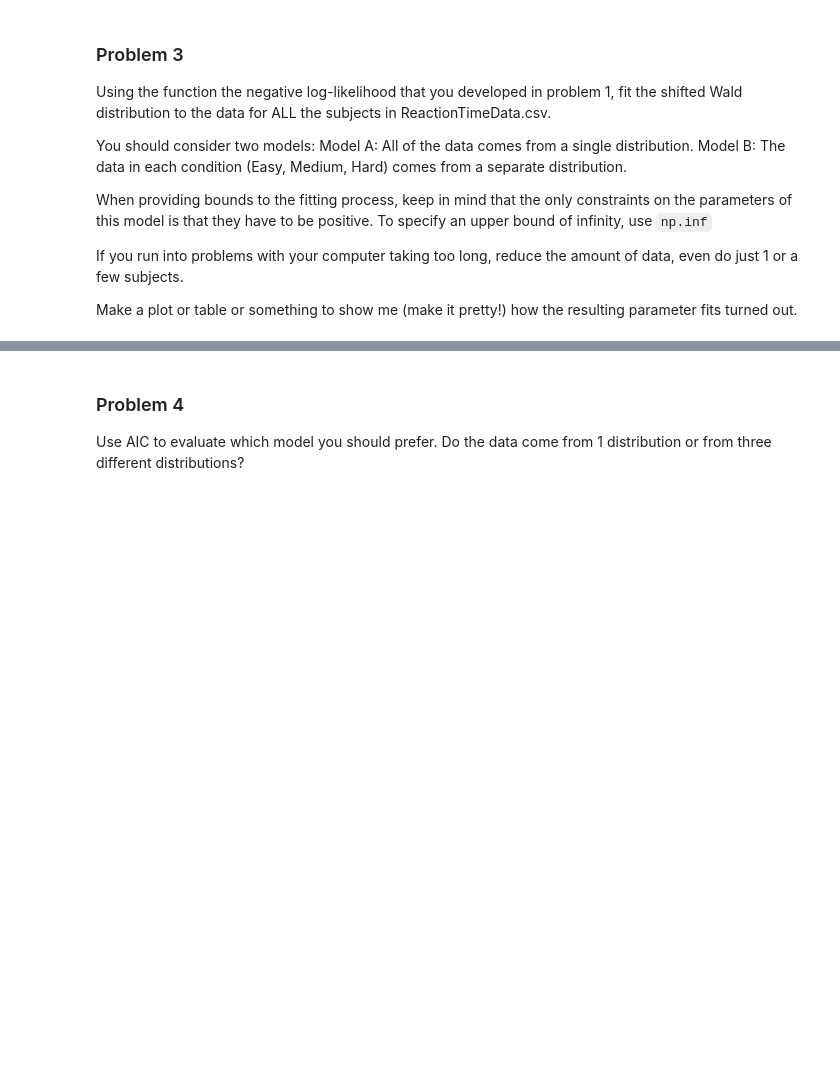
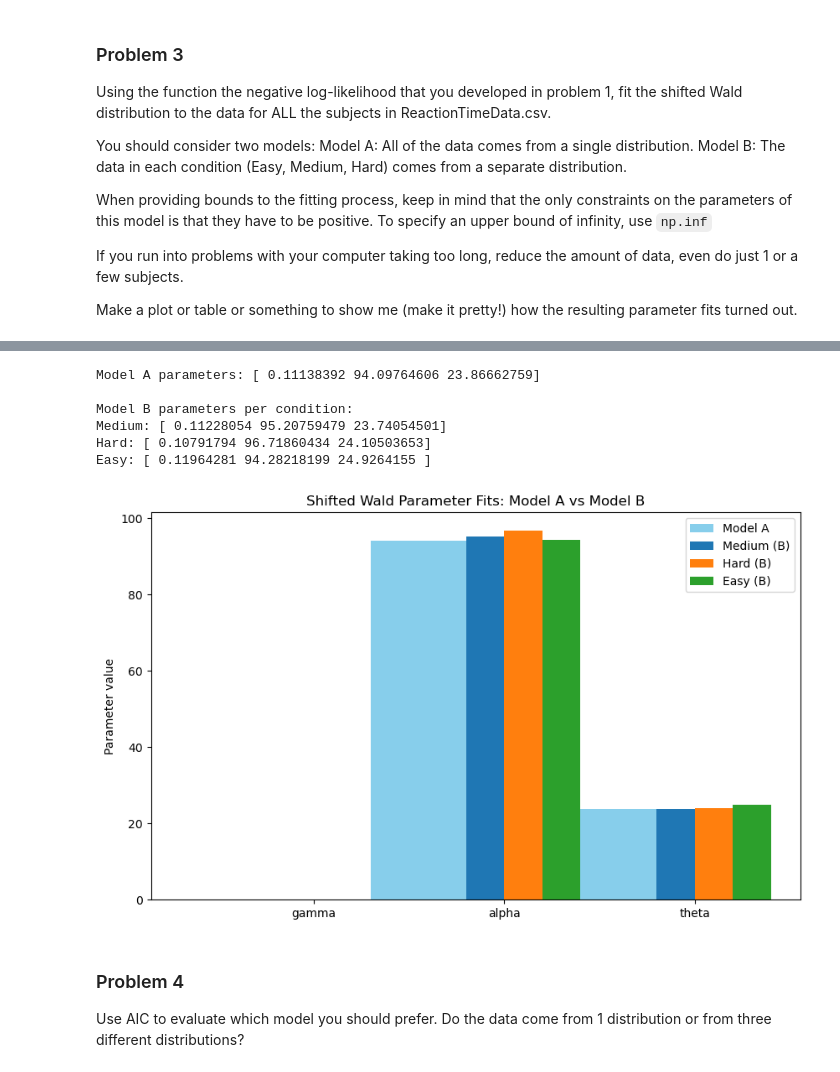
Before and after one commit to msarwate30/cogs105-homework, a Jupyter notebook: homework1/Assignment1.ipynb, the cells around one changed output, grey strips where cells are left out. Saved outputs shown, nothing was run; the diff lists cells and outputs as text; code cells hidden in the pictures; blank space fills up the shorter version.

Commit message:
Problem 3, figured out scipy issue

```diff
--- a/homework1/Assignment1.ipynb
+++ b/homework1/Assignment1.ipynb
@@ -251,3 +169,80 @@ Easy: gamma=0.0133, alpha=12.2221, theta=0.5871
+# %%
+
+import numpy as np
+import pandas as pd
+from scipy.optimize import minimize
+import matplotlib.pyplot as plt
+
+# Load the data
+data = pd.read_csv("ResponseTimeData.csv")
+
+# Define the negative log-likelihood function
+def negloglikeWald(params, rts):
+    '''params: [gamma, alpha, theta], rts: array of response times'''
+    gamma, alpha, theta = params
+    x = rts - theta
+    x = x[x > 0]  # only positive values after shift
+    z = alpha / np.sqrt(2 * np.pi * (x ** 3))
+    w = ((alpha - gamma * x) ** 2) / (2 * x)
+    f = z * np.exp(-w)
+    f[f <= 0] = 1e-10  # prevent log(0)
+    negloglike = -np.sum(np.log(f))
+    return negloglike
+
+# Parameter bounds: all positive
+bounds = [(1e-6, np.inf), (1e-6, np.inf), (0, np.inf)]
+initial_guess = [1.0, 1.0, 0.1]
+
+
+# Model A: All data together
+
+all_rts = data['ResponseTime'].values
+result_A = minimize(negloglikeWald, initial_guess, args=(all_rts,), bounds=bounds)
+params_A = result_A.x
+print("Model A parameters:", params_A)
+
+
+# Model B: Separate per condition
+
+conditions = data['Condition'].unique()
+params_B = {}
+
+for cond in conditions:
+    rts_cond = data.loc[data['Condition'] == cond, 'ResponseTime'].values
+    res = minimize(negloglikeWald, initial_guess, args=(rts_cond,), bounds=bounds)
+    params_B[cond] = res.x
+
+print("\nModel B parameters per condition:")
+for cond, p in params_B.items():
+    print(f"{cond}: {p}")
+
+
+# Visualization
+
+fig, ax = plt.subplots(figsize=(10,6))
+
+# Model A bar
+ax.bar(['gamma (A)', 'alpha (A)', 'theta (A)'], params_A, color='skyblue', label='Model A')
+
+# Model B bars
+width = 0.2
+for i, cond in enumerate(conditions):
+    ax.bar(np.arange(len(params_A)) + width*(i+1), params_B[cond], width=width, label=f'{cond} (B)')
+
+ax.set_ylabel('Parameter value')
+ax.set_title('Shifted Wald Parameter Fits: Model A vs Model B')
+ax.set_xticks(np.arange(len(params_A)) + width*1.5)
+ax.set_xticklabels(['gamma', 'alpha', 'theta'])
+ax.legend()
+plt.show()
+# %% [output]
+Model A parameters: [ 0.11138392 94.09764606 23.86662759]
+
+Model B parameters per condition:
+Medium: [ 0.11228054 95.20759479 23.74054501]
+Hard: [ 0.10791794 96.71860434 24.10503653]
+Easy: [ 0.11964281 94.28218199 24.9264155 ]
+[figure, added]
 # %% [markdown]
 ### Problem 4
 
```
Also changed, not shown: parts of 2 cells of this notebook, 1 other file.
